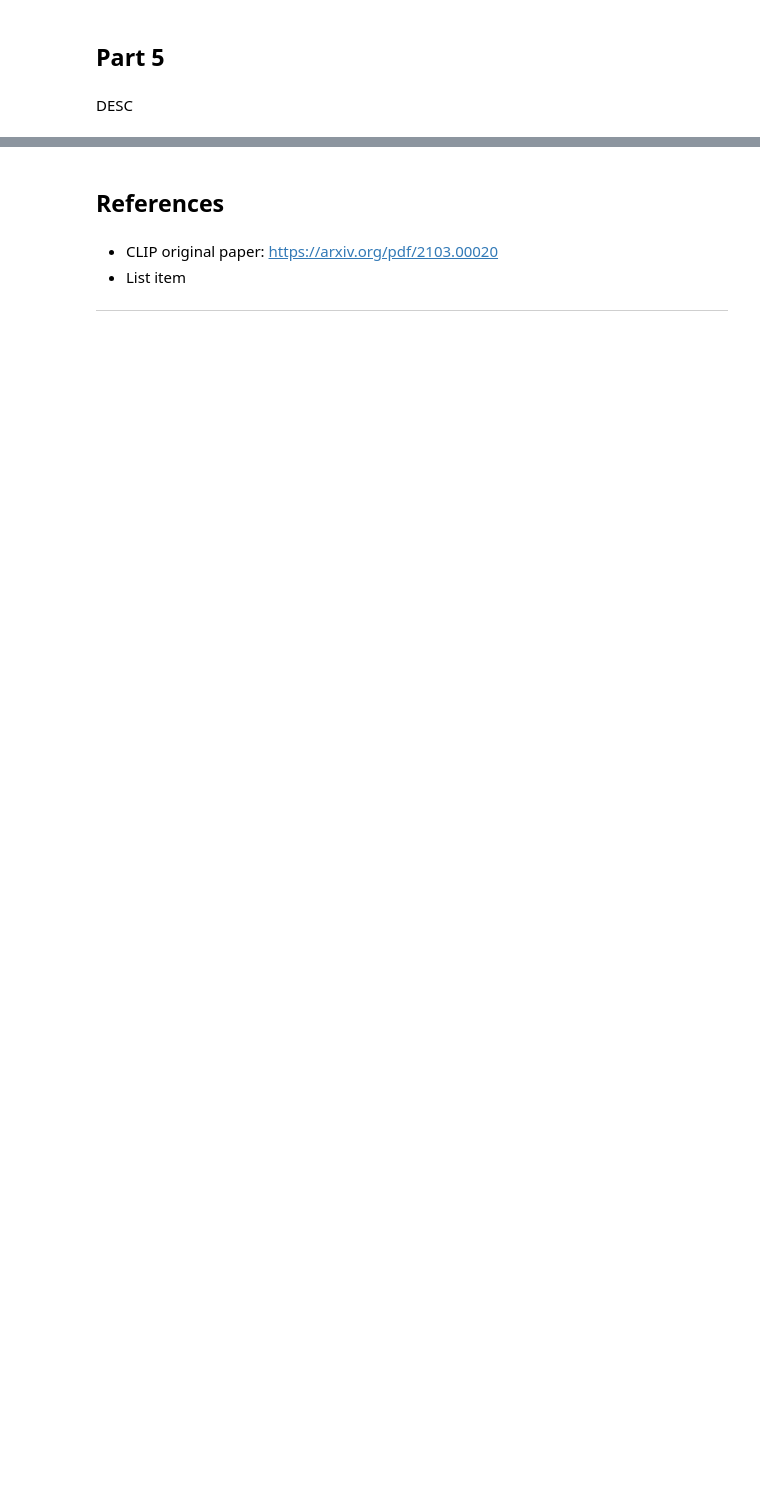
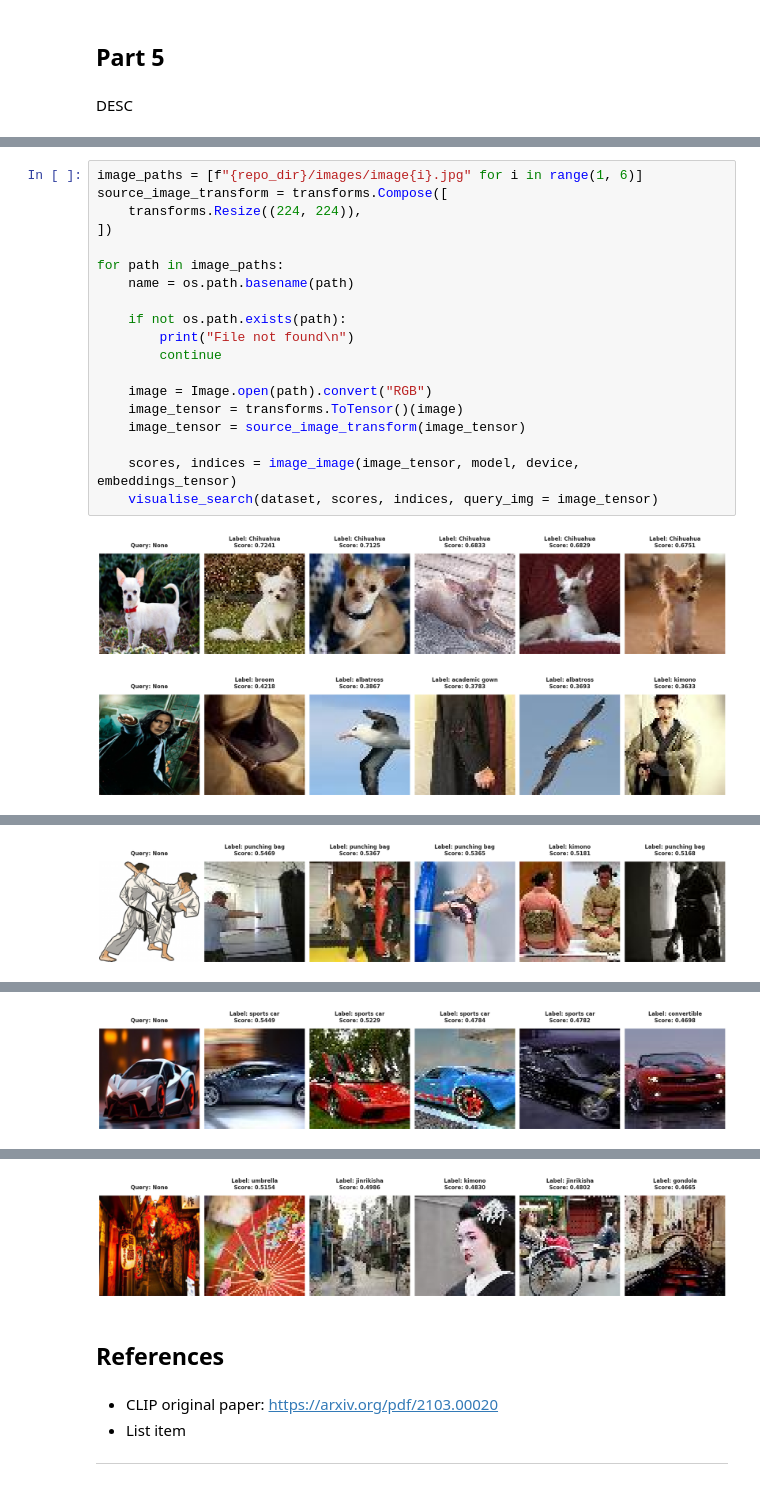
Before and after one commit to OskarK16/YOLO_assignment, a Jupyter notebook: Assignment3.ipynb, the cells around one changed output, grey strips where cells are left out. Saved outputs shown, nothing was run; the diff lists cells and outputs as text; blank space fills up the shorter version.

```diff
--- a/Assignment3.ipynb
+++ b/Assignment3.ipynb
@@ -359,0 +556,22 @@ DESC
+# %%
+image_paths = [f"{repo_dir}/images/image{i}.jpg" for i in range(1, 6)]
+source_image_transform = transforms.Compose([
+    transforms.Resize((224, 224)),
+])
+
+for path in image_paths:
+    name = os.path.basename(path)
+
+    if not os.path.exists(path):
+        print("File not found\n")
+        continue
+
+    image = Image.open(path).convert("RGB")
+    image_tensor = transforms.ToTensor()(image)
+    image_tensor = source_image_transform(image_tensor)
+
+    scores, indices = image_image(image_tensor, model, device, embeddings_tensor)
+    visualise_search(dataset, scores, indices, query_img = image_tensor)
+# %% [output]
+[figure, added]
+[figure, added]
@@ -359,0 +579 @@ DESC
+[figure, added]
@@ -359,0 +581 @@ DESC
+[figure, added]
@@ -360,3 +583,4 @@ DESC
+[figure, added]
 # %% [markdown]
 ## References
 # %% [markdown]
```
Also changed, not shown: parts of 24 cells of this notebook.
